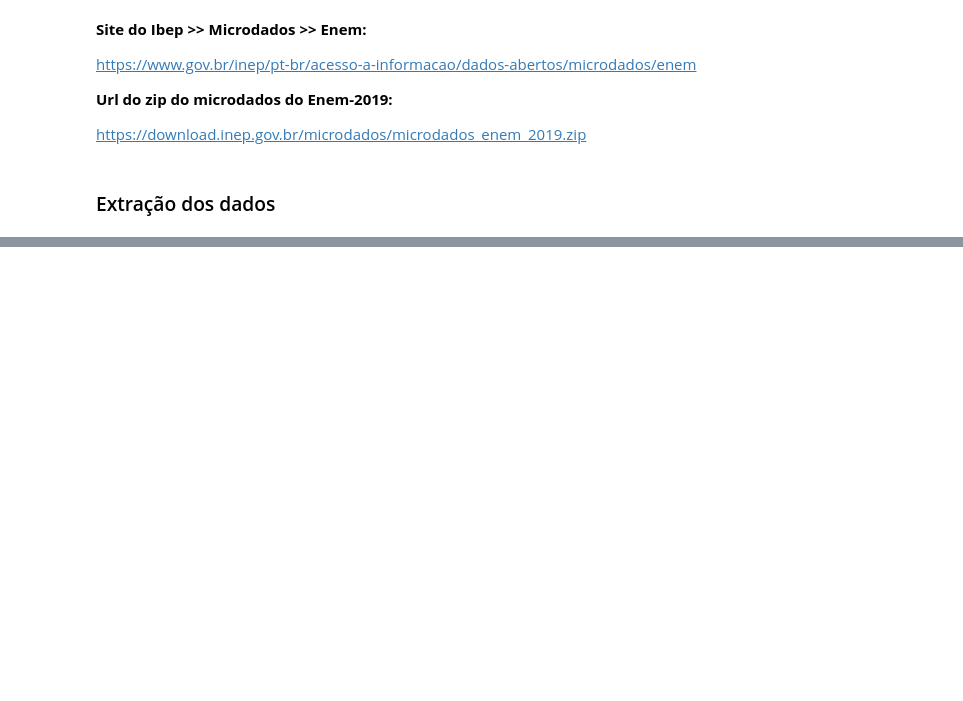
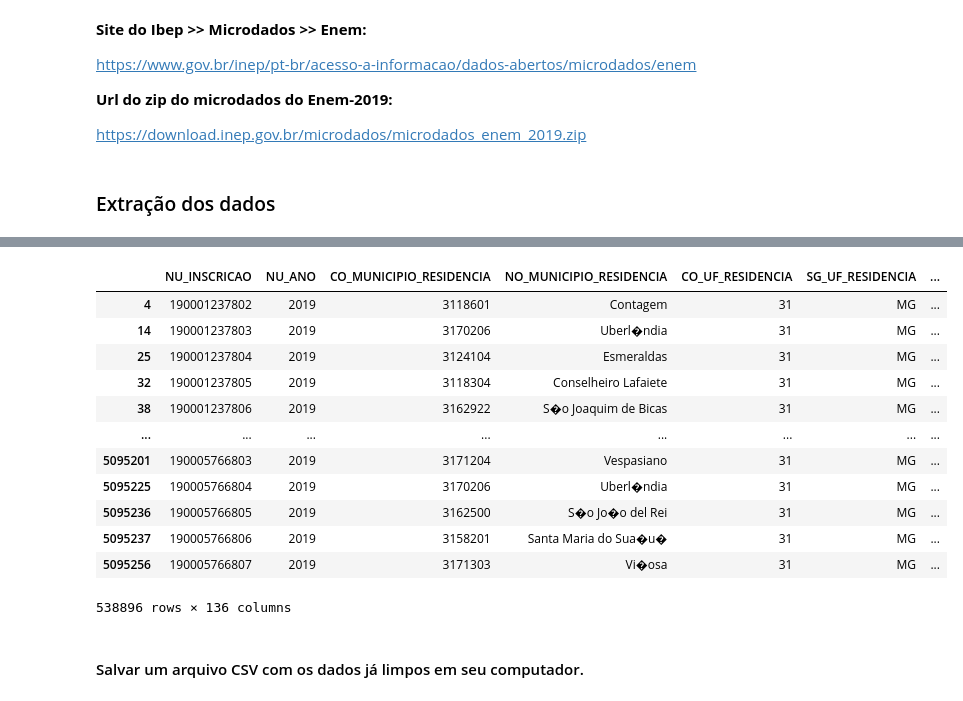
Before and after one commit to nobrelu/IGTI-EngenhariaDados, a Jupyter notebook: modulo-4/Trabalho Prático/projeto_enem.ipynb, the cells around one changed output, grey strips where cells are left out. Drawn from its saved outputs; the diff is of its cells as text; code cells hidden in the pictures; blank space fills up the shorter version.

```diff
--- a/modulo-4/Trabalho Prático/projeto_enem.ipynb
+++ b/modulo-4/Trabalho Prático/projeto_enem.ipynb
@@ -53,0 +100,25 @@ myzip.extractall("./enem2019")
+# %%
+#enemMG = enem.CO_REGIAO_CURSO == 31
+
+
+enemMG = enem.loc[
+    enem.CO_UF_RESIDENCIA == 31
+]
+# %%
+enemMG
+# %% [output]
+|  | NU_INSCRICAO | NU_ANO | CO_MUNICIPIO_RESIDENCIA | NO_MUNICIPIO_RESIDENCIA | CO_UF_RESIDENCIA | SG_UF_RESIDENCIA | ... |
+| 4 | 190001237802 | 2019 | 3118601 | Contagem | 31 | MG | ... |
+| 14 | 190001237803 | 2019 | 3170206 | Uberl�ndia | 31 | MG | ... |
+| 25 | 190001237804 | 2019 | 3124104 | Esmeraldas | 31 | MG | ... |
+| 32 | 190001237805 | 2019 | 3118304 | Conselheiro Lafaiete | 31 | MG | ... |
+| 38 | 190001237806 | 2019 | 3162922 | S�o Joaquim de Bicas | 31 | MG | ... |
+| ... | ... | ... | ... | ... | ... | ... | ... |
+| 5095201 | 190005766803 | 2019 | 3171204 | Vespasiano | 31 | MG | ... |
+| 5095225 | 190005766804 | 2019 | 3170206 | Uberl�ndia | 31 | MG | ... |
+| 5095236 | 190005766805 | 2019 | 3162500 | S�o Jo�o del Rei | 31 | MG | ... |
+| 5095237 | 190005766806 | 2019 | 3158201 | Santa Maria do Sua�u� | 31 | MG | ... |
+| 5095256 | 190005766807 | 2019 | 3171303 | Vi�osa | 31 | MG | ... |
+538896 rows × 136 columns
+# %% [markdown]
+#### Salvar um arquivo CSV com os dados já limpos em seu computador.
```
Also changed, not shown: parts of 9 cells of this notebook.
